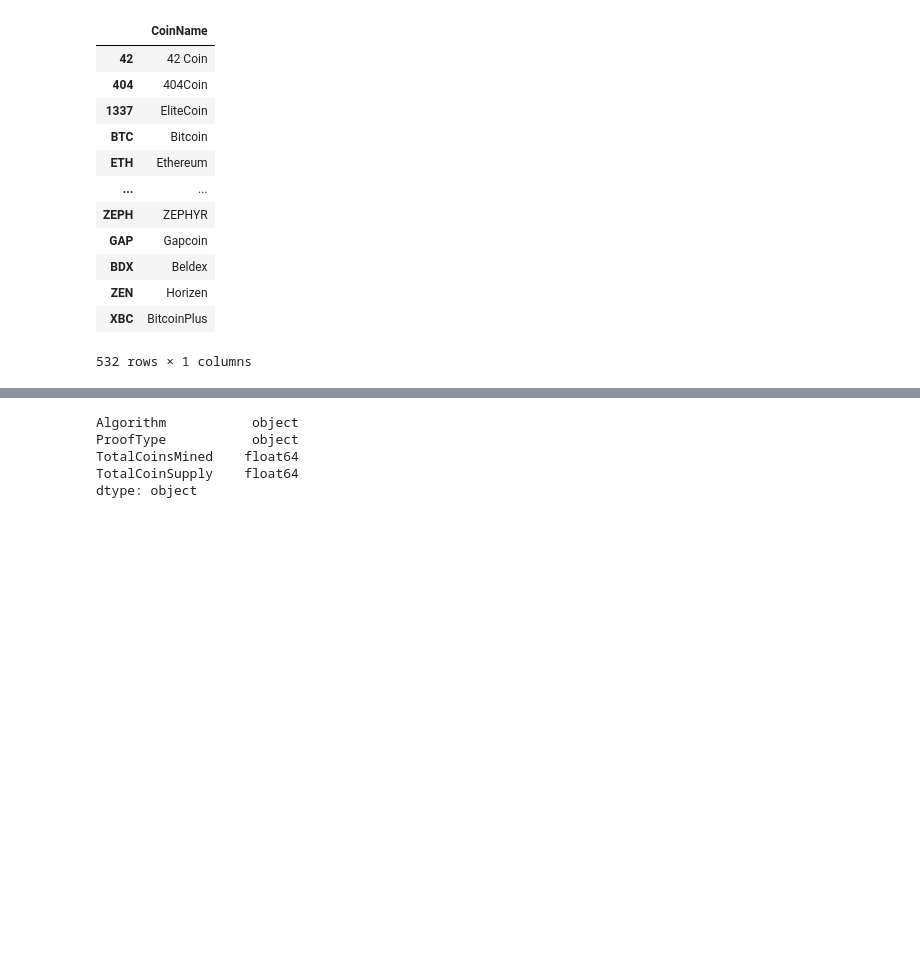
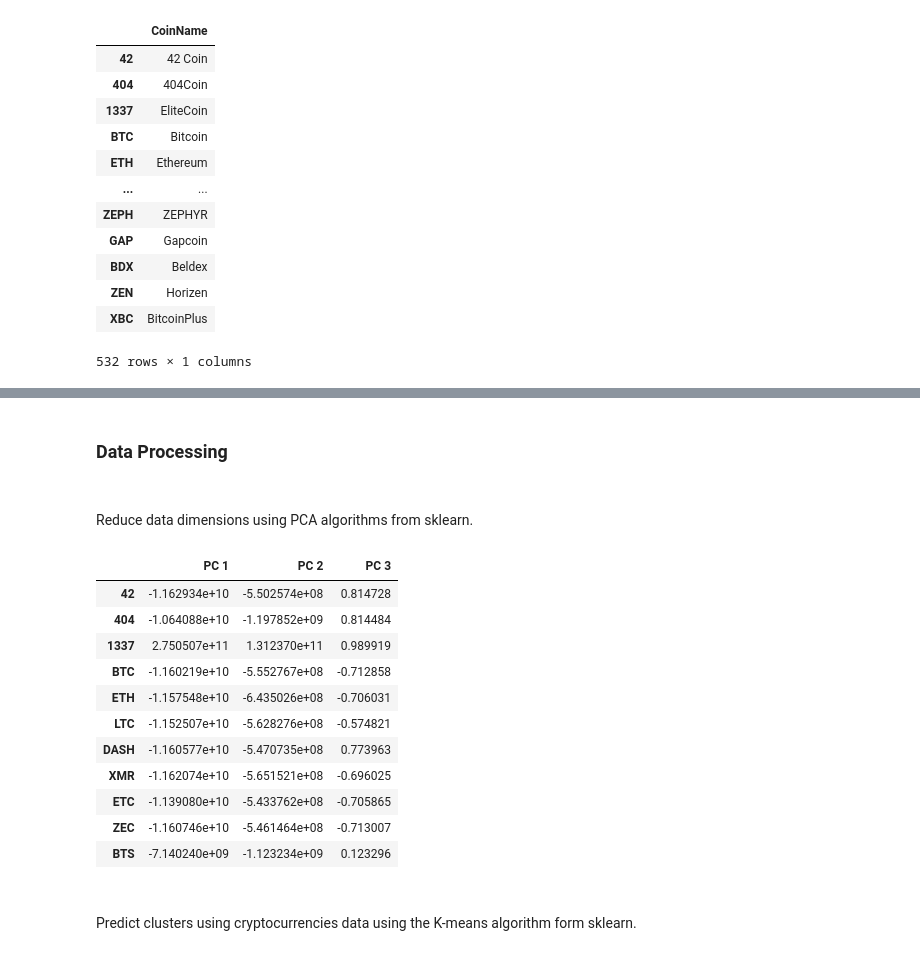
Before and after one commit to TrentBrunson/Cryptocurrencies, a Jupyter notebook: cryptoCurrency.ipynb, the cells around one changed output, grey strips where cells are left out. Saved outputs shown, nothing was run; the diff lists cells and outputs as text; code cells hidden in the pictures; blank space fills up the shorter version.

```diff
--- a/cryptoCurrency.ipynb
+++ b/cryptoCurrency.ipynb
@@ -177,8 +211,41 @@ X = pd.get_dummies(crypto_df, columns['Algorithm', 'ProofType'])
-# %%
-crypto_df.dtypes
-# %% [output]
-Algorithm           object
-ProofType           object
-TotalCoinsMined    float64
-TotalCoinSupply    float64
-dtype: object
+# %% [markdown]
+### Data Processing
+# %% [markdown]
+###
+Reduce data dimensions using PCA algorithms from sklearn.
+# %%
+# apply PCA to reduce feature set to 3
+# PCA needs scaled data
+# standardize data with StandardScaler
+crypto_scaled = StandardScaler().fit_transform(X)
+
+# after standardizing, use PCA to reduce features
+# Initialize PCA model
+pca = PCA(n_components=3)
+
+# Get principal components for the data.
+crypto_pca = pca.fit_transform(X)
+
+# transform PCA data into DF, set index to match crypto_df index
+pcs_df = pd.DataFrame(
+    data=crypto_pca,
+    columns=['PC 1', 'PC 2', 'PC 3'],
+    index=crypto_df.index
+)
+pcs_df.head(11)
+# %% [output]
+|  | PC 1 | PC 2 | PC 3 |
+| 42 | -1.162934e+10 | -5.502574e+08 | 0.814728 |
+| 404 | -1.064088e+10 | -1.197852e+09 | 0.814484 |
+| 1337 | 2.750507e+11 | 1.312370e+11 | 0.989919 |
+| BTC | -1.160219e+10 | -5.552767e+08 | -0.712858 |
+| ETH | -1.157548e+10 | -6.435026e+08 | -0.706031 |
+| LTC | -1.152507e+10 | -5.628276e+08 | -0.574821 |
+| DASH | -1.160577e+10 | -5.470735e+08 | 0.773963 |
+| XMR | -1.162074e+10 | -5.651521e+08 | -0.696025 |
+| ETC | -1.139080e+10 | -5.433762e+08 | -0.705865 |
+| ZEC | -1.160746e+10 | -5.461464e+08 | -0.713007 |
+| BTS | -7.140240e+09 | -1.123234e+09 | 0.123296 |
+# %% [markdown]
+###
+Predict clusters using cryptocurrencies data using the K-means algorithm form sklearn.
```
Also changed, not shown: parts of 14 cells of this notebook.
